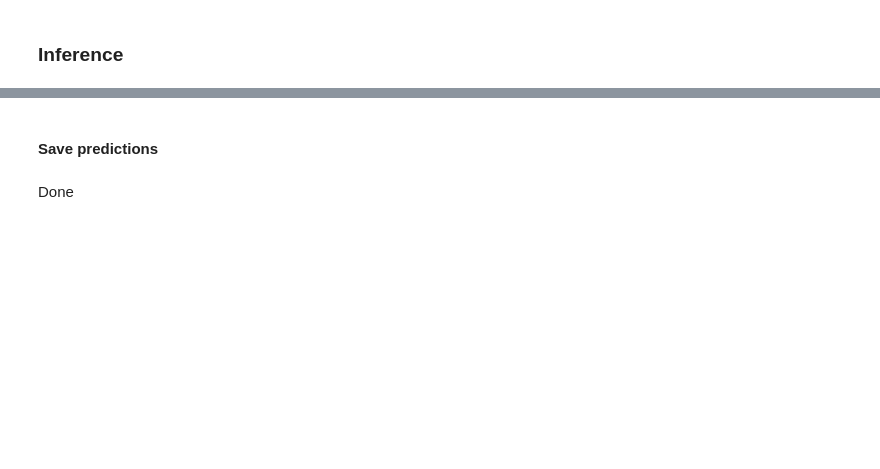
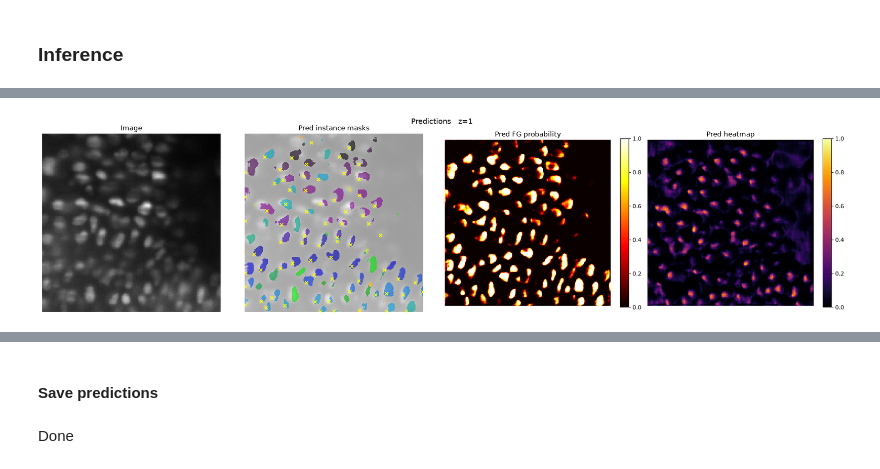
Before and after one commit to TheoViel/kaggle_biohub_cell_tracking, a Jupyter notebook: notebooks/nnUNet.ipynb, the cells around one changed output, grey strips where cells are left out. Saved outputs shown, nothing was run; the diff lists cells and outputs as text; code cells hidden in the pictures; blank space fills up the shorter version.

```diff
--- a/notebooks/nnUNet.ipynb
+++ b/notebooks/nnUNet.ipynb
@@ -219,13 +283,16 @@ else:
+# %%
+infer_model = load_model(str(ckpt_path), in_channels=1 + int(args.use_cellpose), device=device)
+# %%
+sample_name = "6bba_09961292"
+frame = 56
+
+nodes = pd.read_csv(NODES_FOLDER + f"{sample_name}.csv")
+
+data = np.load("../output/cellpose/" + f"{sample_name}_{frame}.npz")
+
+gt = nodes[nodes["t"] == frame][["z", "y", "x"]].values
 # %%
-target_npz = npz_files[0]  # change index to run on a different file
-vol_data = np.load(target_npz, allow_pickle=False)
-
-try:
-    vol_img = vol_data["img"]
-except Exception as e:
-    raise RuntimeError(f"Could not load 'img' from {target_npz}: {e}")
-
-preds = predict_volume(infer_model, vol_img, device=device)
+preds = predict_volume(infer_model, data, use_cellpose=True, device=device)
 print("Raw predictions:")
 for k, v in preds.items():
     print(f"  {k:20s}  {v.shape}  [{v.min():.3f}, {v.max():.3f}]")
@@ -265,8 +304,3 @@ gt = nodes[nodes["t"] == frame][["z", "y", "x"]].values
-# %%
-preds = predict_volume(infer_model, img, device=device)
-print("Raw predictions:")
-for k, v in preds.items():
-    print(f"  {k:20s}  {v.shape}  [{v.min():.3f}, {v.max():.3f}]")
 # %%
 pred_masks, pred_centroids = postprocess(
     preds,
@@ -282,18 +318,20 @@ print(f"Predicted cells : {n_pred}")
 # %%
 z = 1
 
 pred_fg = sigmoid(preds["fg_logits"])  # (D, H, W)  in [0,1]
 pred_heatmap = sigmoid(preds["heatmap_logits"])  # (D, H, W)  in [0,1]
 pred_offsets = preds["offsets"]  # (3, D, H, W) normalised
 
 plot_preds(
-    img,
+    data['img'],
     pred_masks=pred_masks,
     pred_centroids=pred_centroids,
     pred_fg=pred_fg,
     pred_heatmap=pred_heatmap,
     z=z
 )
+# %% [output]
+[figure, added]
 # %%
 pairs, matched_gt, unmatched_gt = match_frame_nodes(
     pred_centroids,
```
Also changed, not shown: parts of 33 cells of this notebook, 17 other files.
